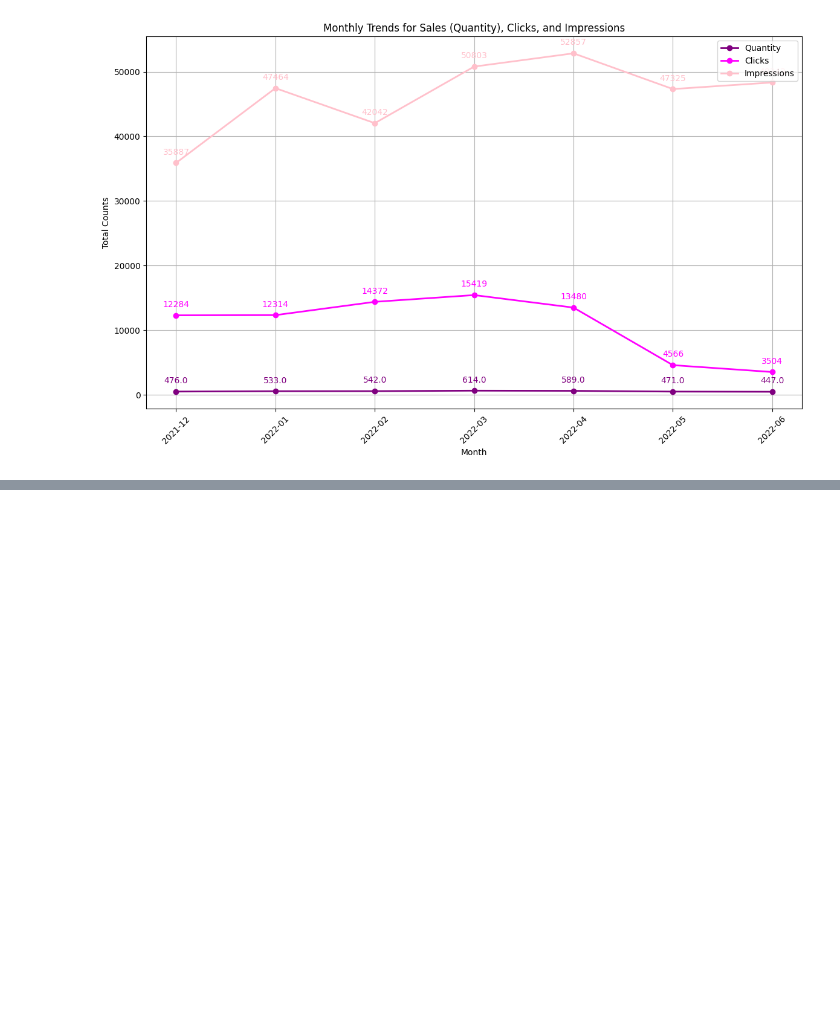
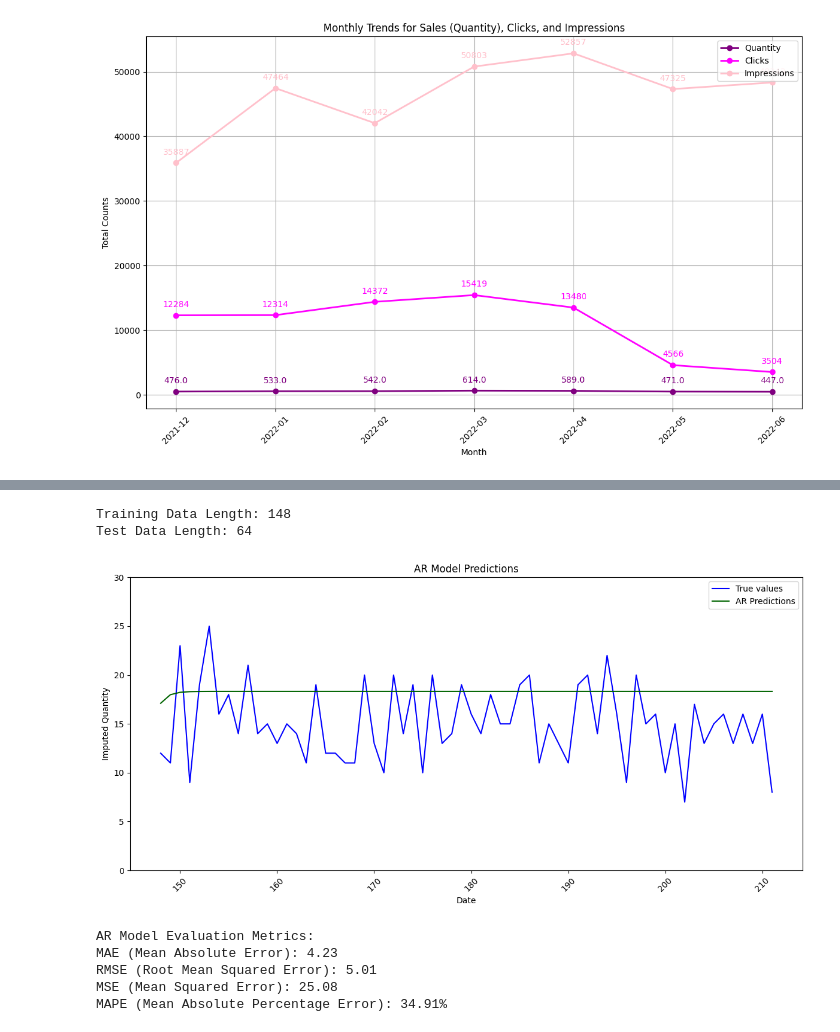
Before and after one commit to sravya-09/Sravya-Infosys-Nov24, a Jupyter notebook: dataset/Futurecart (1).ipynb, the cells around one changed output, grey strips where cells are left out. Saved outputs shown, nothing was run; the diff lists cells and outputs as text; code cells hidden in the pictures; blank space fills up the shorter version.

```diff
--- a/dataset/Futurecart (1).ipynb
+++ b/dataset/Futurecart (1).ipynb
@@ -762,0 +809,12 @@ plt.show()
+# %%
+# 70-30 train-test split
+split_ratio = 0.7
+split_point = int(len(merged_data) * split_ratio)
+train_data = merged_data[:split_point]
+test_data = merged_data[split_point:]
+
+print(f'Training Data Length: {len(train_data)}')
+print(f'Test Data Length: {len(test_data)}')
+# %% [output]
+Training Data Length: 148
+Test Data Length: 64
@@ -762,0 +827,51 @@ plt.show()
+# %%
+# Helper function for plotting with custom axis scaling and displaying metrics
+def plot_model_predictions(true_values, predicted_values, model_name, metrics):
+    plt.figure(figsize=(12, 6))
+
+    # Plot true values (Imputed_Quantity) from the test set
+    plt.plot(true_values.index, true_values, label='True values', color='blue')  # True values in blue
+
+    # Plot the predicted values from the AR model
+    plt.plot(true_values.index, predicted_values, label=f'{model_name} Predictions', color='darkgreen')  # Predictions in dark green
+
+    # Labeling the axes and the plot
+    plt.legend()
+    plt.title(f'{model_name} Model Predictions')
+    plt.xlabel('Date')  # Label X-axis as Date (Day Index)
+    plt.ylabel('Imputed Quantity')  # Label Y-axis as Imputed Quantity
+    plt.xticks(rotation=45)  # Rotate X-axis labels for better readability
+
+    # Adjust the axis scaling to match the previous approach
+    plt.ylim([0, max(true_values.max(), predicted_values.max()) + 5])  # Adjust Y-axis scaling for better comparison
+    plt.tight_layout()  # Ensure the plot fits within the figure area
+    plt.show()
+
+    # Display model metrics below the plot
+    print(f'{model_name} Model Evaluation Metrics:')
+    print(f'MAE (Mean Absolute Error): {metrics[0]:.2f}')
+    print(f'RMSE (Root Mean Squared Error): {metrics[1]:.2f}')
+    print(f'MSE (Mean Squared Error): {metrics[2]:.2f}')
+    print(f'MAPE (Mean Absolute Percentage Error): {metrics[3]:.2f}%')
+# %%
+from statsmodels.tsa.ar_model import AutoReg
+
+# Fit the AR model to the training data
+ar_model = AutoReg(train, lags=1)  # Adjust the lags as necessary (lags=1 as an example)
+ar_model_fit = ar_model.fit()
+
+# Make predictions on the test data
+ar_predictions = ar_model_fit.predict(start=len(train), end=len(train) + len(test) - 1, dynamic=False)
+
+# Calculate the evaluation metrics
+ar_metrics = calculate_metrics(test, ar_predictions)
+
+# Plot and evaluate the AR model, displaying metrics below the plot
+plot_model_predictions(test, ar_predictions, "AR", ar_metrics)
+# %% [output]
+[figure, added]
+AR Model Evaluation Metrics:
+MAE (Mean Absolute Error): 4.23
+RMSE (Root Mean Squared Error): 5.01
+MSE (Mean Squared Error): 25.08
+MAPE (Mean Absolute Percentage Error): 34.91%
```
Also changed, not shown: parts of 39 cells of this notebook.
